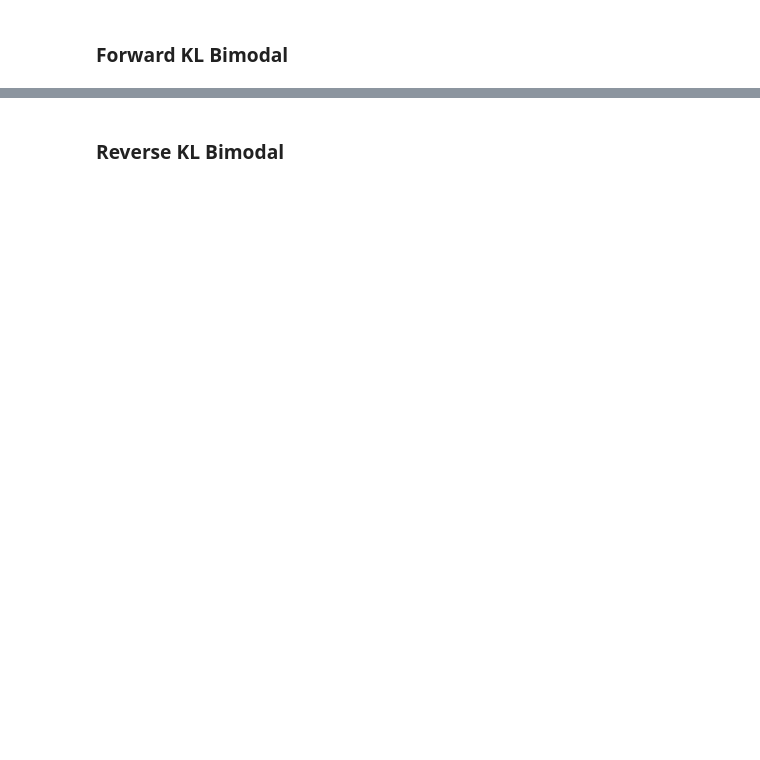
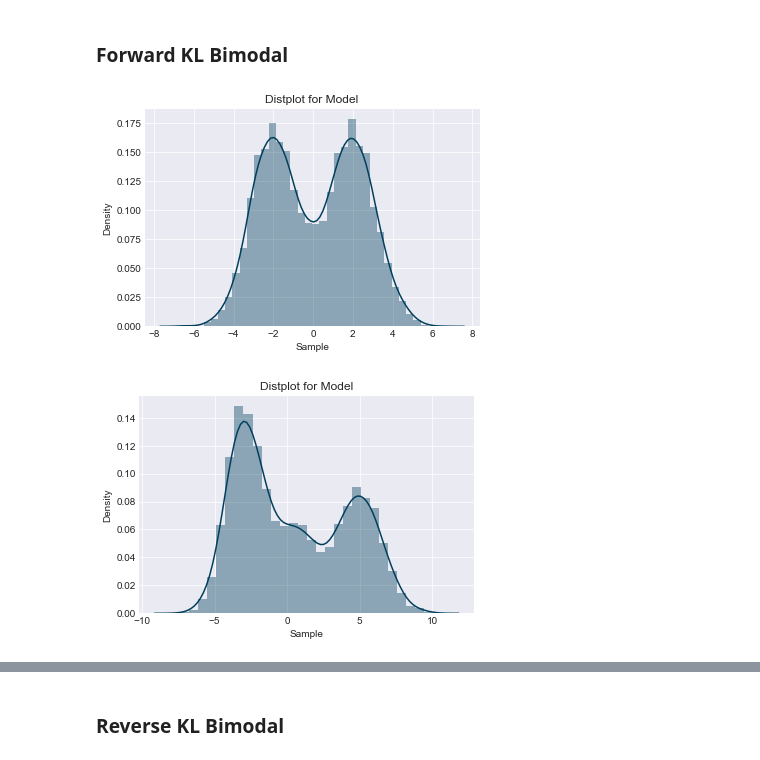
Before and after one commit to nextBillyonair/DPM, a Jupyter notebook: Notebooks/DivergencePresentationExamples.ipynb, the cells around one changed output, grey strips where cells are left out. Saved outputs shown, nothing was run; the diff lists cells and outputs as text; code cells hidden in the pictures; blank space fills up the shorter version.

```diff
--- a/Notebooks/DivergencePresentationExamples.ipynb
+++ b/Notebooks/DivergencePresentationExamples.ipynb
@@ -39,2 +45,15 @@ plot_models(p_model, q_model)
 # %% [markdown]
 ### Forward KL Bimodal
+# %%
+# plot a bimodal example
+bimodal = MixtureModel([Normal(-2., 1.4), Normal(2., 1.4)], [0.5, 0.5])
+plot_model(bimodal)
+plt.savefig('../Presentations/divergences/assets/bimodal_example_1.png', bbox_inches='tight', dpi=300)
+# plot a bimodal example
+plt.show()
+bimodal = MixtureModel([Normal(-3., 1.4), Normal(0.5, 1.7), Normal(5., 2.4)], [0.45, 0.2, 0.35])
+plot_model(bimodal)
+plt.savefig('../Presentations/divergences/assets/bimodal_example_2.png', bbox_inches='tight', dpi=300)
+# %% [output]
+[figure, added]
+[figure, added]
```
Also changed, not shown: parts of 34 cells of this notebook, 3 other files.
